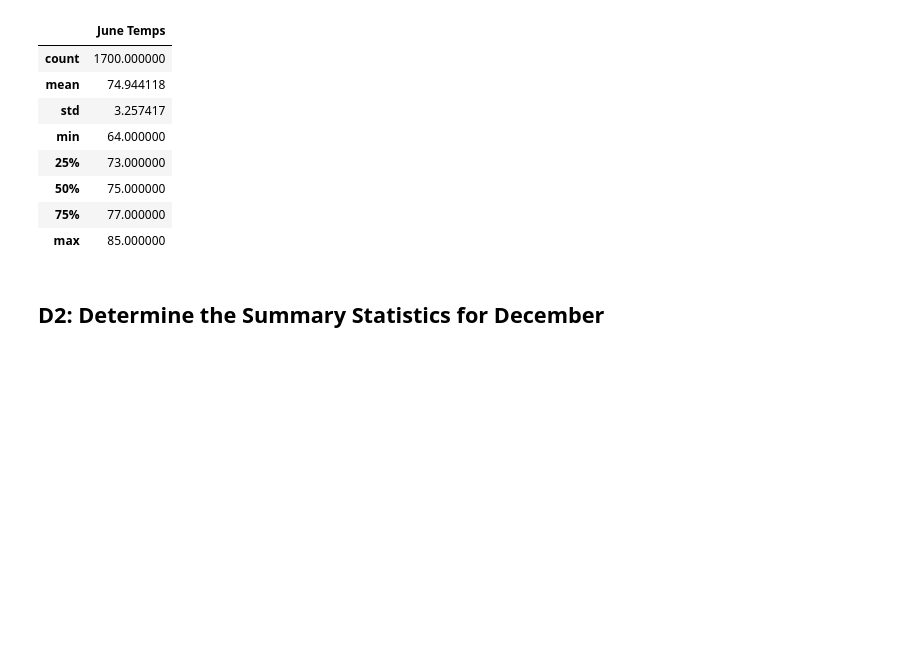
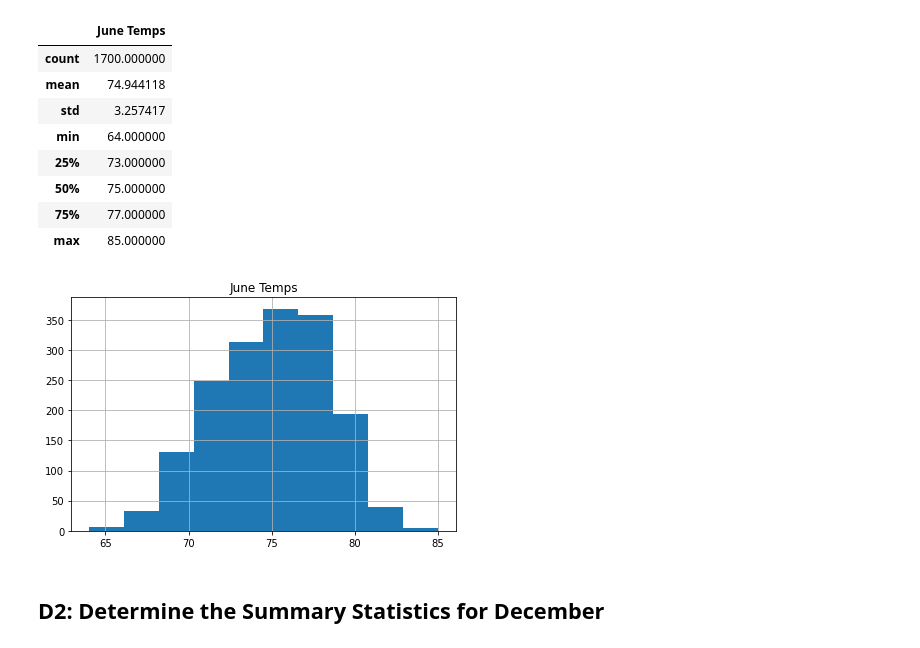
Before and after one commit to Tmalasky/surfs_up, a Jupyter notebook: SurfsUp_Challenge.ipynb, the cells around one changed output. Drawn from its saved outputs; the diff is of its cells as text; code cells hidden in the pictures; blank space fills up the shorter version.

```diff
--- a/SurfsUp_Challenge.ipynb
+++ b/SurfsUp_Challenge.ipynb
@@ -94,6 +95,13 @@ objc[2449]: Class WebSwapCGLLayer is implemented in both /System/Library/Framewo
 | 50% | 75.000000 |
 | 75% | 77.000000 |
 | max | 85.000000 |
+# %%
+# plotting a graph for June
+june_temp_df.hist()
+plt.savefig("images/Jun")
+plt.tight_layout()
+# %% [output]
+[figure, added]
 # %% [markdown]
 ## D2: Determine the Summary Statistics for December
 # %%
```
Also changed, not shown: parts of 2 cells of this notebook.
